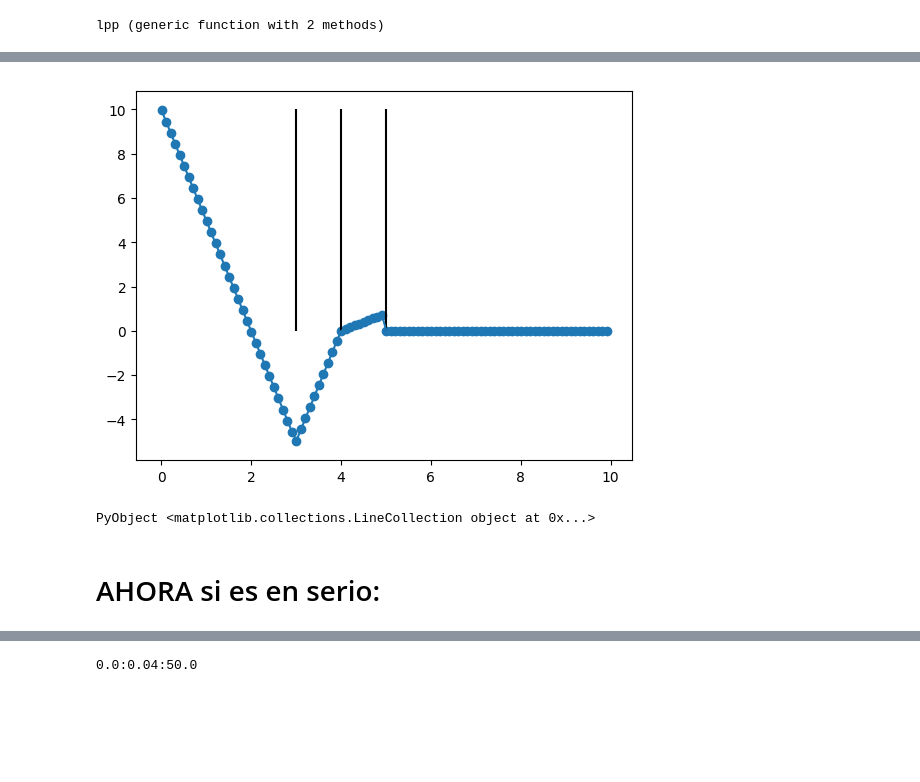
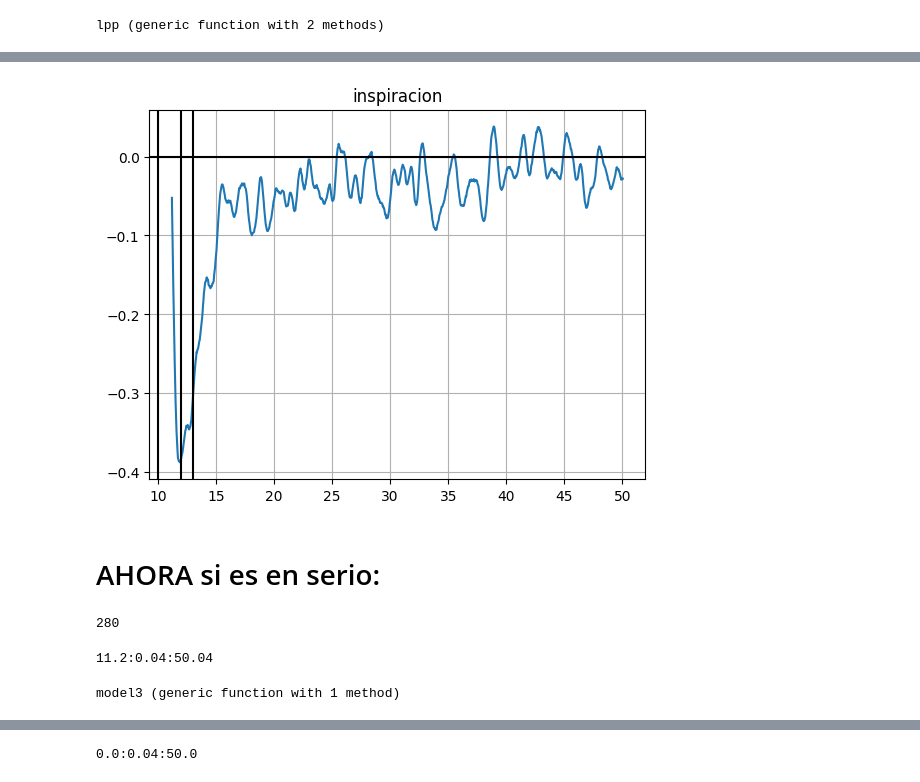
Before and after one commit to JoseJJAB/TrabajoCinvestav, a Jupyter notebook: SpikletDetection.ipynb, the cells around one changed output, grey strips where cells are left out. Drawn from its saved outputs; the diff is of its cells as text; code cells hidden in the pictures; blank space fills up the shorter version.

```diff
--- a/SpikletDetection.ipynb
+++ b/SpikletDetection.ipynb
@@ -13,5 +13,5 @@ include("sacadatos.jl")
 # %% [output]
 devuelvedatos (generic function with 1 method)
 # %%
-nomine = "../h5files/180718_9.hf5"
+nomine = "/home/karel/ElectroNeuroTools/ABFiles/Jose/180718_9.hf5"
 # %% [output]
@@ -781,9 +743,17 @@ yys=map(x->lpp(x, 0,10, xzeros2, yzeros2, mzero2), ranguilllo)
-# %%
-plot(ranguilllo, yys)
-scatter(ranguilllo,yys)
-vlines(xzeros2, 0,10)
-# %% [output]
-[figure, removed]
-PyObject <matplotlib.collections.LineCollection object at 0x...>
+# %%
+plot(rangot[280:end],difProm[280:end])
+axhline([0], c="black")
+axvline(10, c="black")
+axvline(12, c="black")
+axvline(13, c="black")
+title("inspiracion")
+grid()
+# %% [output]
+[figure, added]
 # %% [markdown]
 # AHORA si es en serio:
+# %%
+ip=round(Int, 10*freq)
+ic=findfirst(x->x<0, difProm[250:end])+ip
+# %% [output]
+280
@@ -789,0 +763,10 @@ PyObject <matplotlib.collections.LineCollection object at 0x...>
+# %%
+xxfofit
+# %% [output]
+11.2:0.04:50.04
+# %%
+xi=xxfofit[1]
+xf=xxfofit[end]
+model3(x,p)=map(xr->lpp(xr, p[1:3], p[4:8], xi, xf),x)
+# %% [output]
+model3 (generic function with 1 method)
```
Also changed, not shown: parts of 18 cells of this notebook, 1 other file.
